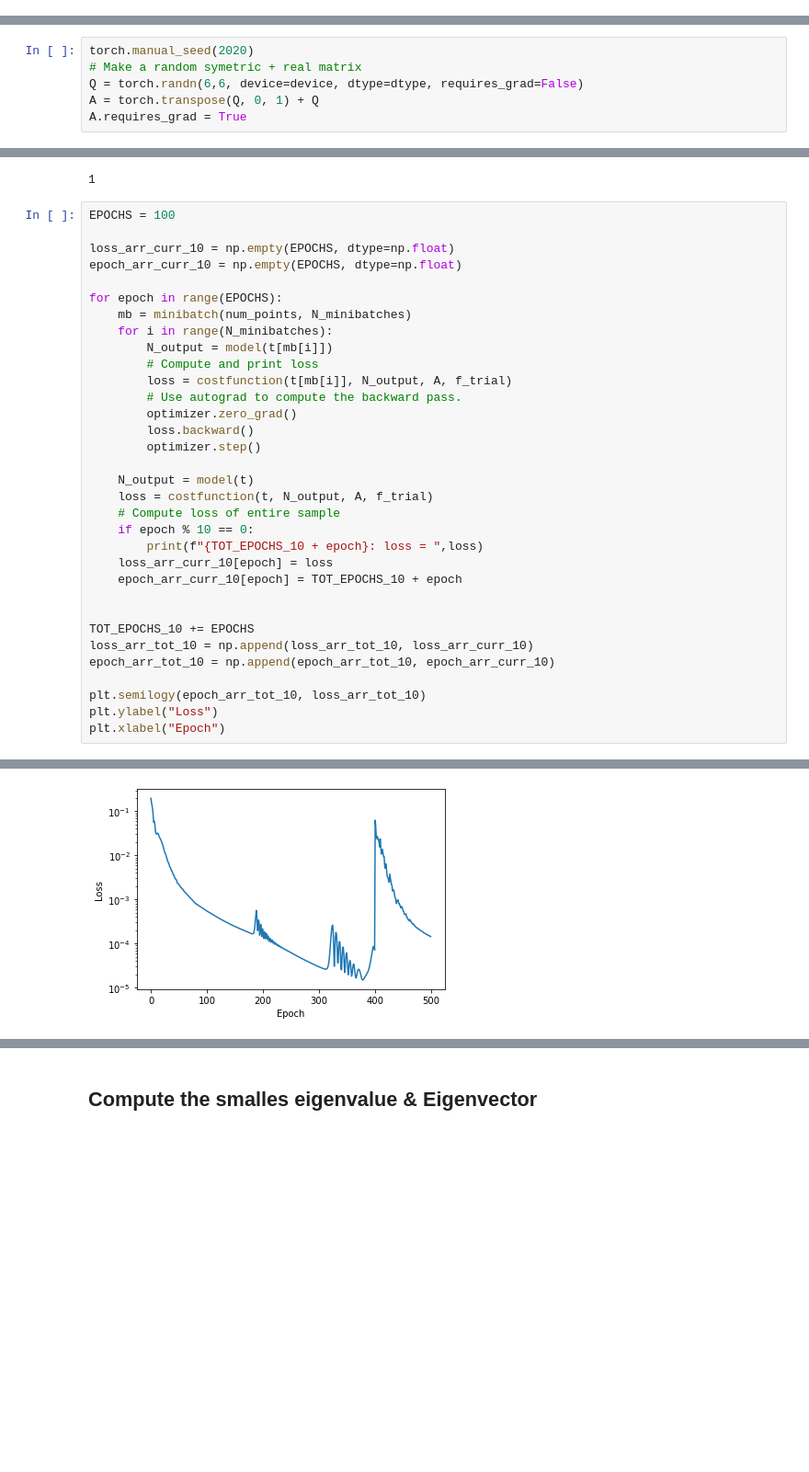
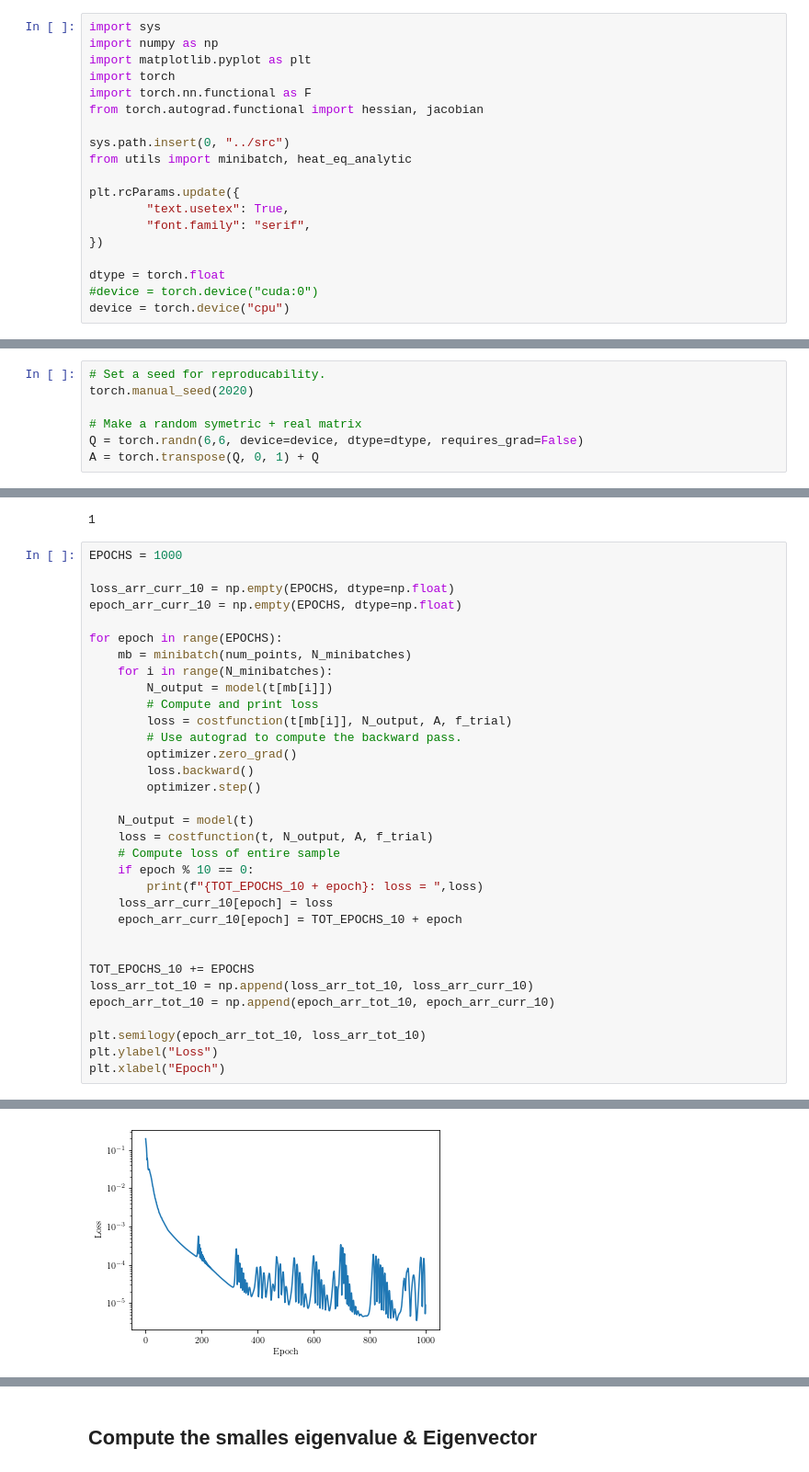
Before and after one commit to nicholaskarlsen/FYS-STK4155, a Jupyter notebook: project_3/notebooks/Eigen_torch_minibatches-Copy1.ipynb, the cells around one changed output, grey strips where cells are left out. Shown at 92% size. Drawn from its saved outputs; the diff is of its cells as text; blank space fills up the shorter version.

```diff
--- a/project_3/notebooks/Eigen_torch_minibatches-Copy1.ipynb
+++ b/project_3/notebooks/Eigen_torch_minibatches-Copy1.ipynb
@@ -31,0 +3,19 @@ Where $N$ denotes the Neural Network, and $P$ its free parameters.
+# %%
+import sys
+import numpy as np
+import matplotlib.pyplot as plt
+import torch
+import torch.nn.functional as F
+from torch.autograd.functional import hessian, jacobian
+
+sys.path.insert(0, "../src")
+from utils import minibatch, heat_eq_analytic
+
+plt.rcParams.update({
+        "text.usetex": True,
+        "font.family": "serif",
+})
+
+dtype = torch.float
+#device = torch.device("cuda:0")
+device = torch.device("cpu")
@@ -50,11 +52,12 @@ def costfunction(t, N, A, trial_func):
 
     return loss / t.size(0)
 # %%
+# Set a seed for reproducability.
 torch.manual_seed(2020)
+
 # Make a random symetric + real matrix
 Q = torch.randn(6,6, device=device, dtype=dtype, requires_grad=False)
 A = torch.transpose(Q, 0, 1) + Q
-A.requires_grad = True
 # %%
 A
 # %% [output]
@@ -106,7 +124,7 @@ epoch_arr_tot_10 = np.empty(0, dtype=np.float)
 # %% [output]
 1
 # %%
-EPOCHS = 100
+EPOCHS = 1000
 
 loss_arr_curr_10 = np.empty(EPOCHS, dtype=np.float)
 epoch_arr_curr_10 = np.empty(EPOCHS, dtype=np.float)
@@ -152,2 +177,2 @@ plt.xlabel("Epoch")
 Text(0.5, 0, 'Epoch')
-[figure, old version]
+[figure, new version]
```
Also changed, not shown: parts of 17 cells of this notebook, 30 other files.
